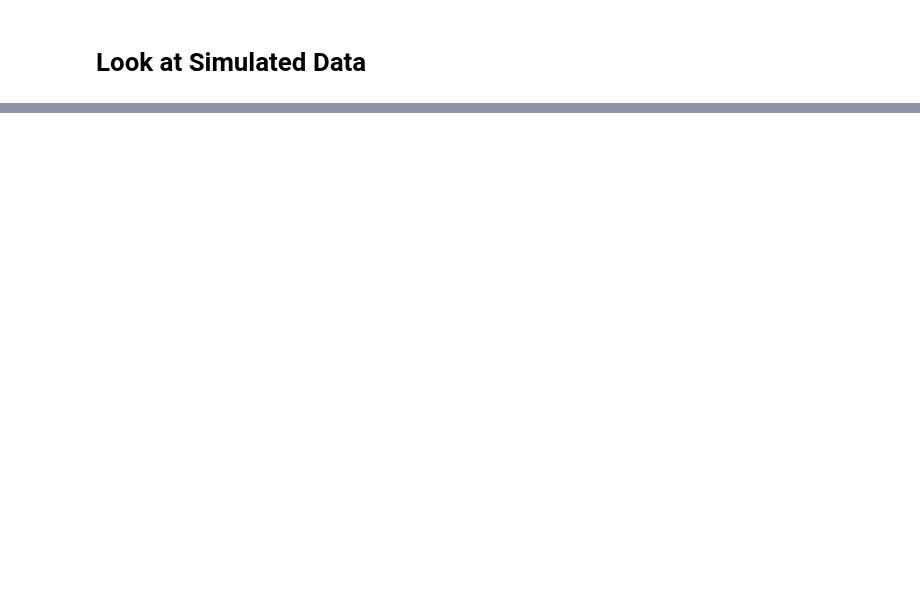
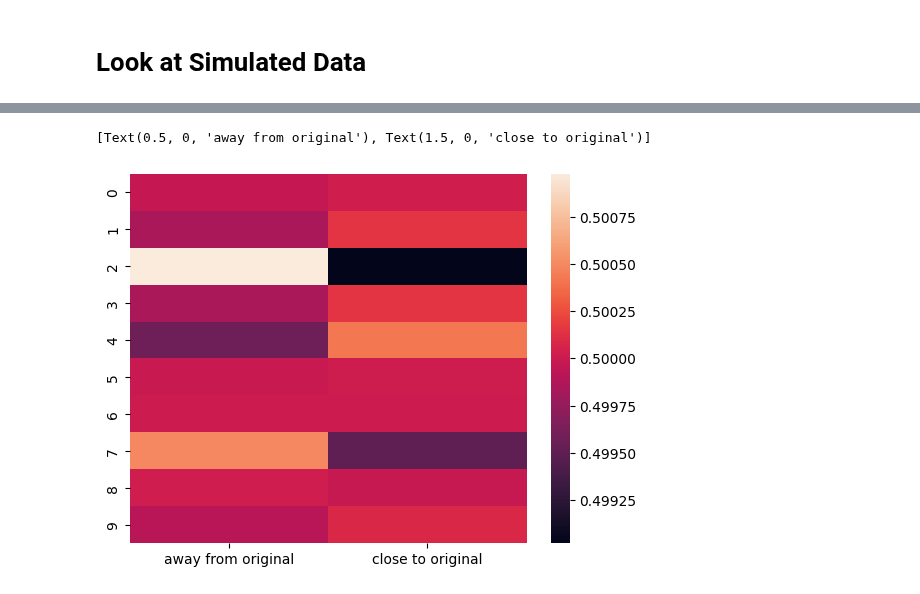
Before and after one commit to czi-ai/reg-net-llm, a Jupyter notebook: notebooks/test_GNNs.ipynb, the cells around one changed output, grey strips where cells are left out. Saved outputs shown, nothing was run; the diff lists cells and outputs as text; code cells hidden in the pictures; blank space fills up the shorter version.

```diff
--- a/notebooks/test_GNNs.ipynb
+++ b/notebooks/test_GNNs.ipynb
@@ -68,0 +241,6 @@ plt.show()
+# %%
+ax = sns.heatmap(Attn[0][0:10, :, :].squeeze().detach().numpy())
+ax.set_xticklabels(['away from original', 'close to original'])
+# %% [output]
+[Text(0.5, 0, 'away from original'), Text(1.5, 0, 'close to original')]
+[figure, added]
```
Also changed, not shown: parts of 31 cells of this notebook, 4 other files.
